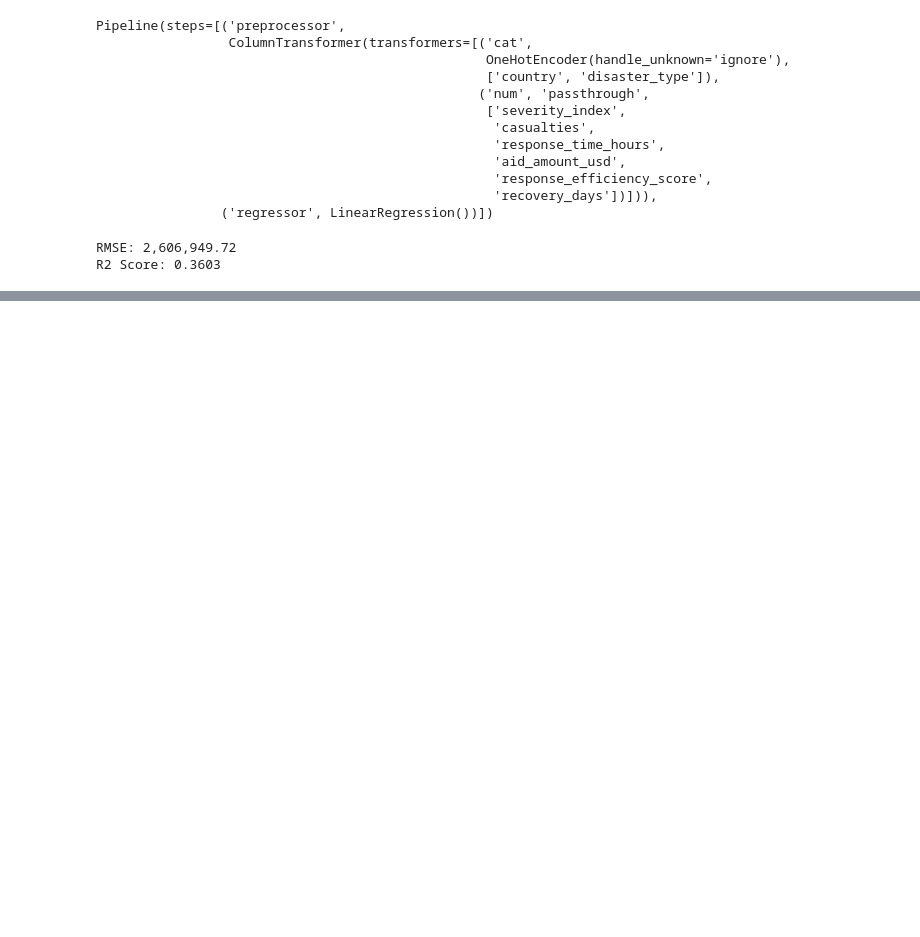
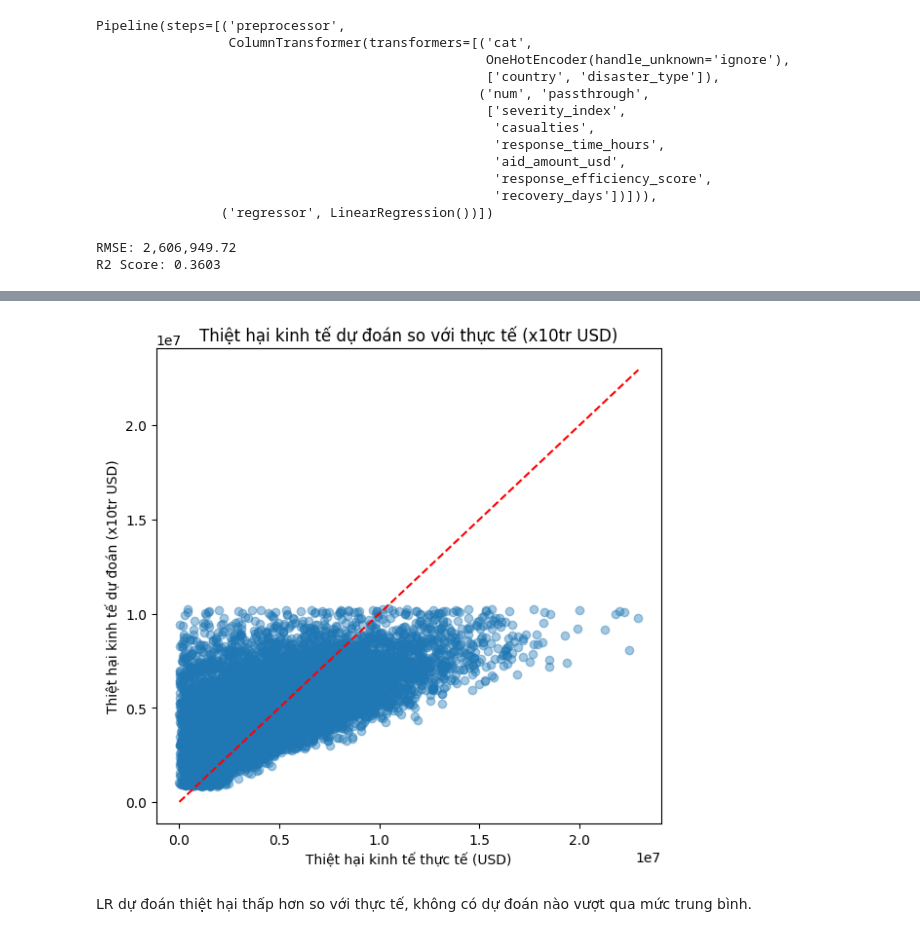
Before and after one commit to khoa-nguyen-data/Du-Doan-Tham-Hoa-Toan-Cau, a Jupyter notebook: Khoa/LinearRegression.ipynb, the cells around one changed output, grey strips where cells are left out. Drawn from its saved outputs; the diff is of its cells as text; code cells hidden in the pictures; blank space fills up the shorter version.

```diff
--- a/Khoa/LinearRegression.ipynb
+++ b/Khoa/LinearRegression.ipynb
@@ -122,19 +122,24 @@ Dự đoán economic_loss_usd: 6,063,819.63 USD
 # %%
 import matplotlib.pyplot as plt
 
 plt.figure(figsize=(6,6))
-plt.scatter(y_test, pred, alpha=0.4)
+plt.scatter(y_test, y_pred, alpha=0.4)
 
 
 plt.plot(
     [y_test.min(), y_test.max()],
     [y_test.min(), y_test.max()],
     color="red",
     linestyle="--"
 )
 
 plt.xlabel("Thiệt hại kinh tế thực tế (USD)")
 plt.ylabel("Thiệt hại kinh tế dự đoán (x10tr USD)")
 plt.title("Thiệt hại kinh tế dự đoán so với thực tế (x10tr USD)")
 plt.tight_layout()
 plt.show()
+# %% [output]
+[figure, added]
+# %% [markdown]
+
+LR dự đoán thiệt hại thấp hơn so với thực tế, không có dự đoán nào vượt qua mức trung bình.
```
Also changed, not shown: parts of 1 cell of this notebook, 1 other file.
